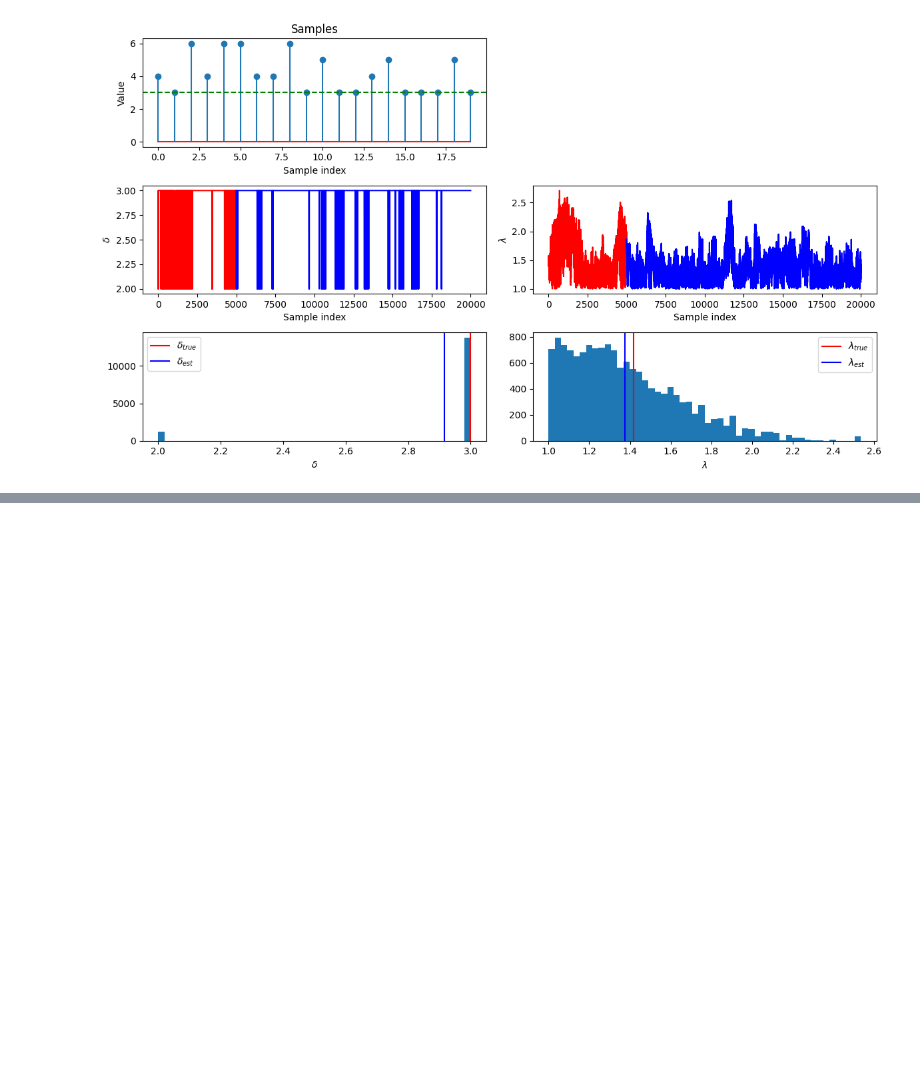
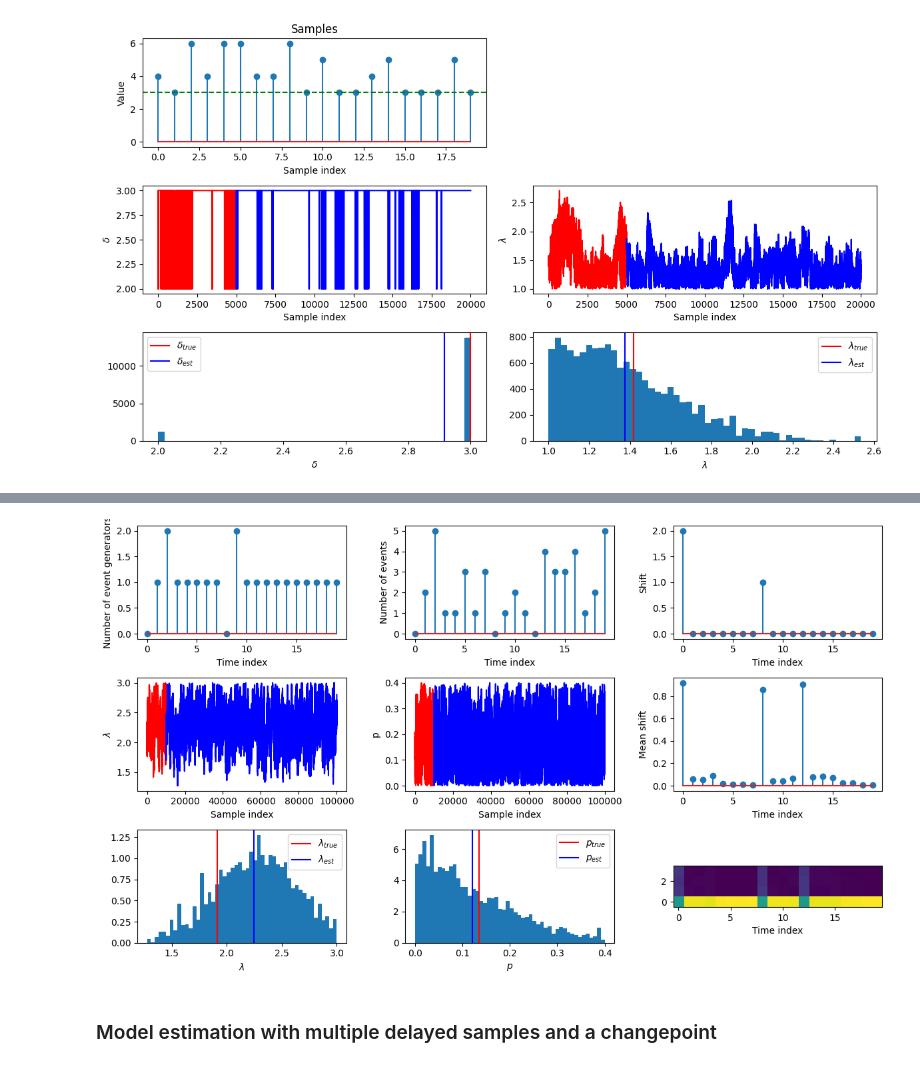
Before and after one commit to cdclaxton/learning, a Jupyter notebook: Python/DataScience/exploratory-notebooks/Changepoint detection with delayed samples.ipynb, the cells around one changed output, grey strips where cells are left out. Cells and saved outputs as stored; diff of their text form; code cells hidden in the pictures; blank space fills up the shorter version.

```diff
--- a/Python/DataScience/exploratory-notebooks/Changepoint detection with delayed samples.ipynb
+++ b/Python/DataScience/exploratory-notebooks/Changepoint detection with delayed samples.ipynb
@@ -1000,0 +1451,53 @@ plt.show()
+# %%
+plt.figure(figsize=(12, 7))
+
+plt.subplot(3, 3, 1)
+plt.stem(n)
+plt.xlabel('Time index')
+plt.ylabel('Number of event generators')
+
+plt.subplot(3, 3, 2)
+plt.stem(x)
+plt.xlabel('Time index')
+plt.ylabel('Number of events')
+
+plt.subplot(3, 3, 3)
+plt.stem(s)
+plt.xlabel('Time index')
+plt.ylabel('Shift')
+
+plt.subplot(3, 3, 4)
+plot_samples(lam_est, burnin, '$\\lambda$')
+
+plt.subplot(3, 3, 5)
+plot_samples(p_est, burnin, 'p')
+
+m = np.zeros((s_max+1, N))
+s_est_post_burnin = np.array(s_est)[burnin:]
+for i in range(s_max+1):
+    for j in range(N):
+        m[i,j] = np.where(s_est_post_burnin[:,j] == i)[0].shape[0]
+
+m = m / m.sum(axis=0)
+
+plt.subplot(3, 3, 6)
+plt.stem(np.mean(s_est_post_burnin, axis=0))
+plt.xlabel('Time index')
+plt.ylabel('Mean shift')
+
+plt.subplot(3, 3, 7)
+plot_hist(lam_est, burnin, '\\lambda', lam)
+
+plt.subplot(3, 3, 8)
+plot_hist(p_est, burnin, 'p', p)
+
+plt.subplot(3, 3, 9)
+plt.imshow(m, origin='lower')
+plt.xlabel('Time index')
+
+plt.tight_layout()
+plt.show()
+# %% [output]
+[figure, added]
+# %% [markdown]
+### Model estimation with multiple delayed samples and a changepoint
```
Also changed, not shown: parts of 26 cells of this notebook.
